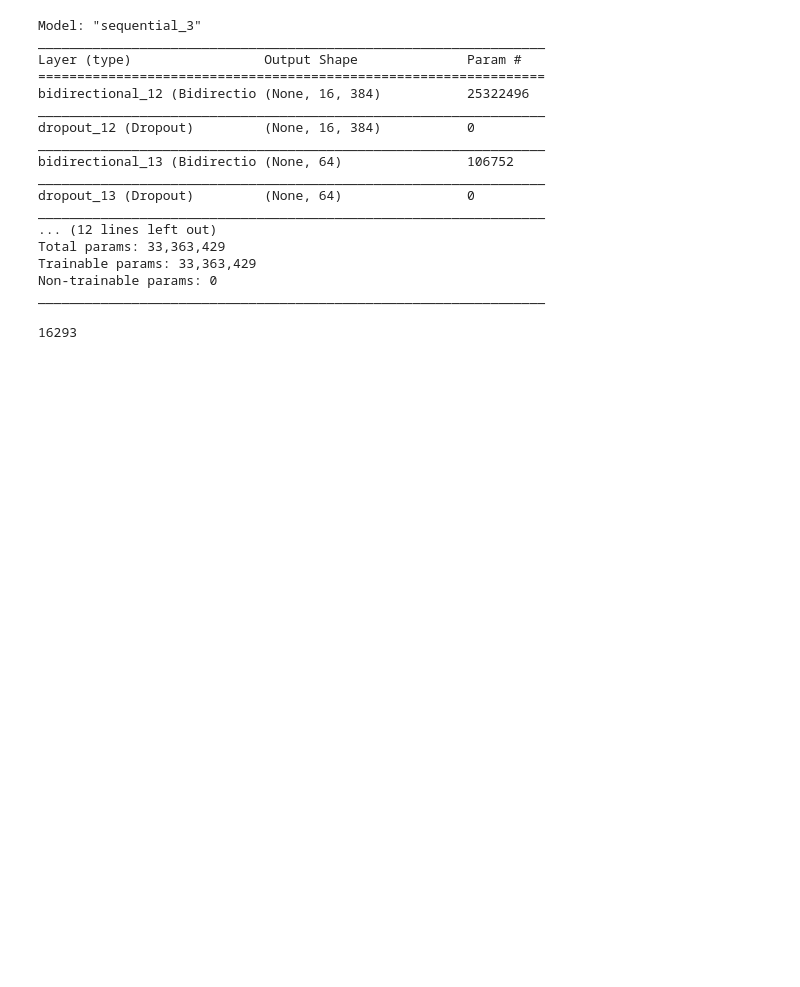
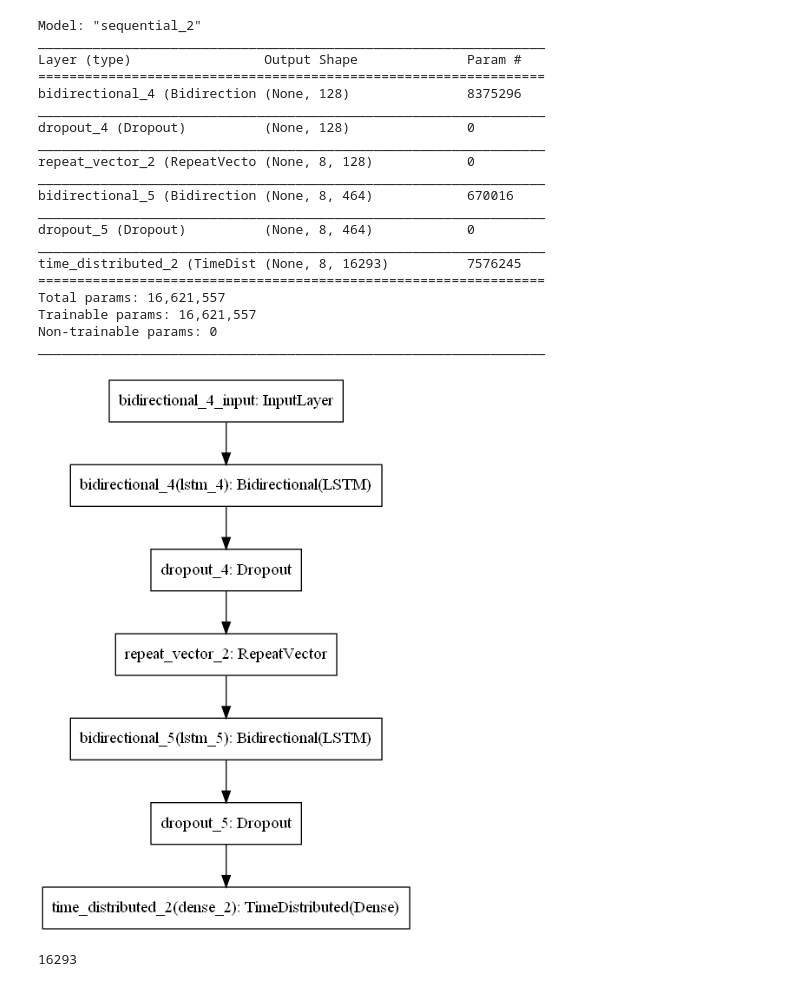
Before and after one commit to laurelwoods0102/tensorflow-page-fault-prediction, a Jupyter notebook: SEG_2_retrain/SEG_2_retrain_test.ipynb, the cells around one changed output. Cells and saved outputs as stored; diff of their text form; code cells hidden in the pictures; blank space fills up the shorter version.

```diff
--- a/SEG_2_retrain/SEG_2_retrain_test.ipynb
+++ b/SEG_2_retrain/SEG_2_retrain_test.ipynb
@@ -13,4 +14,4 @@ tf.config.experimental.set_memory_growth(physical_devices[0], enable=True)
 # %%
 dataset_name = "SEG_2_retrain"
 # %%
-hyper_tuning_version = "ht_4"
+hyper_tuning_version = "ht_1"
@@ -19,3 +18,5 @@ timestamp = "20201203-101824"
+# %%
+timestamp = "20201126-234209"
 # %%
 # Version Compatibility issue : AWS TF != Current Machine TF
 # AWS tf version : 2.1.0
@@ -27,23 +28,30 @@ model = keras.models.load_model("version/{}/{}/model.h5".format(hyper_tuning_ver
 # %%
 model.summary()
 # %% [output]
-Model: "sequential_3"
+Model: "sequential_2"
 _________________________________________________________________
 Layer (type)                 Output Shape              Param #
 =================================================================
-bidirectional_12 (Bidirectio (None, 16, 384)           25322496
+bidirectional_4 (Bidirection (None, 128)               8375296
 _________________________________________________________________
-dropout_12 (Dropout)         (None, 16, 384)           0
+dropout_4 (Dropout)          (None, 128)               0
 _________________________________________________________________
-bidirectional_13 (Bidirectio (None, 64)                106752
+repeat_vector_2 (RepeatVecto (None, 8, 128)            0
 _________________________________________________________________
-dropout_13 (Dropout)         (None, 64)                0
+bidirectional_5 (Bidirection (None, 8, 464)            670016
 _________________________________________________________________
-... (12 lines left out)
-Total params: 33,363,429
-Trainable params: 33,363,429
+dropout_5 (Dropout)          (None, 8, 464)            0
+_________________________________________________________________
+time_distributed_2 (TimeDist (None, 8, 16293)          7576245
+=================================================================
+Total params: 16,621,557
+Trainable params: 16,621,557
 Non-trainable params: 0
 _________________________________________________________________
+# %%
+plot_model(model, to_file="version/{}/{}/figure.png".format(hyper_tuning_version, timestamp))
+# %% [output]
+[figure, added]
 # %%
 vocabulary = np.genfromtxt("static/vocabulary.csv", delimiter="\n", dtype=np.int64)
 vocab_size = vocabulary.shape[0]
```
Also changed, not shown: parts of 2 cells of this notebook, 21 other files.
